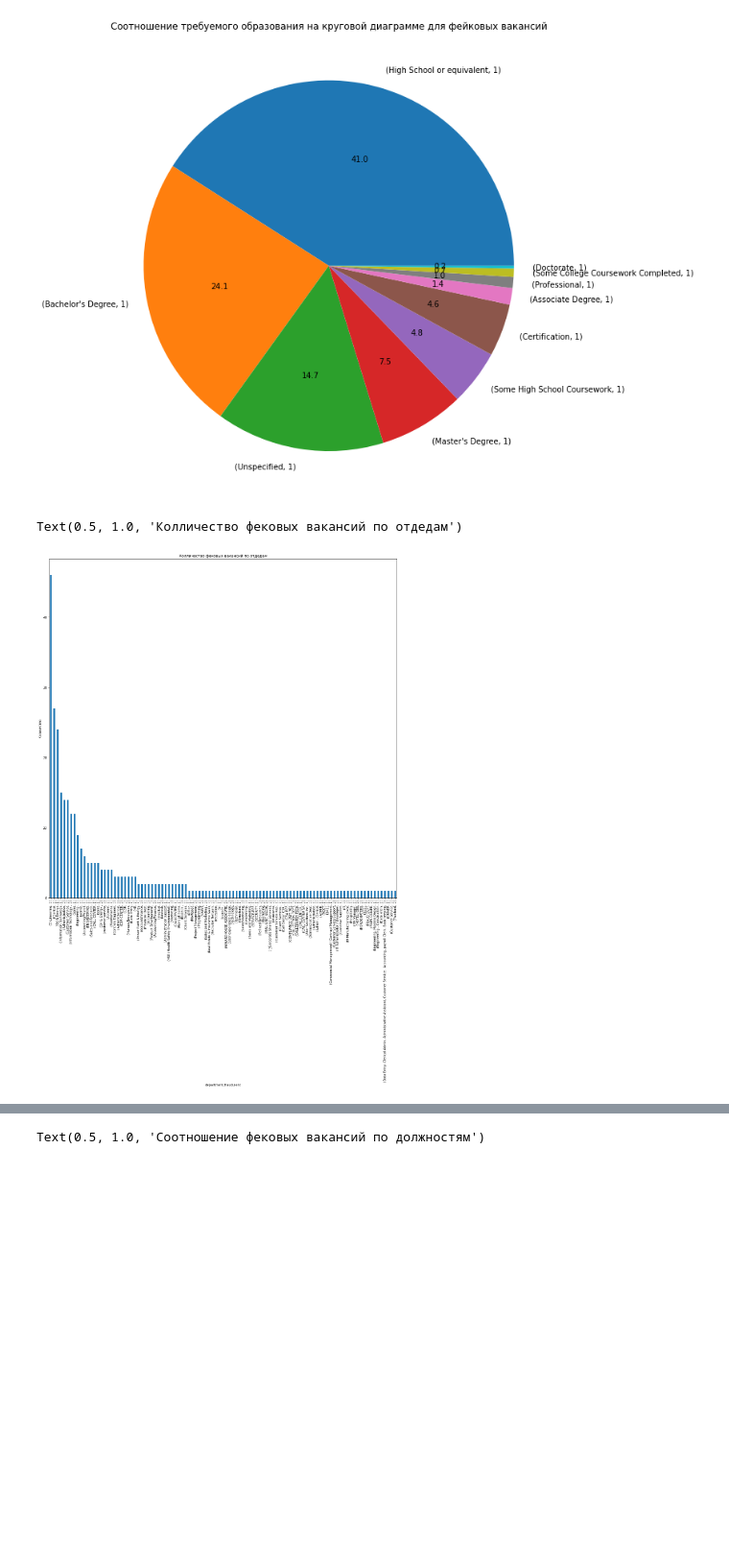
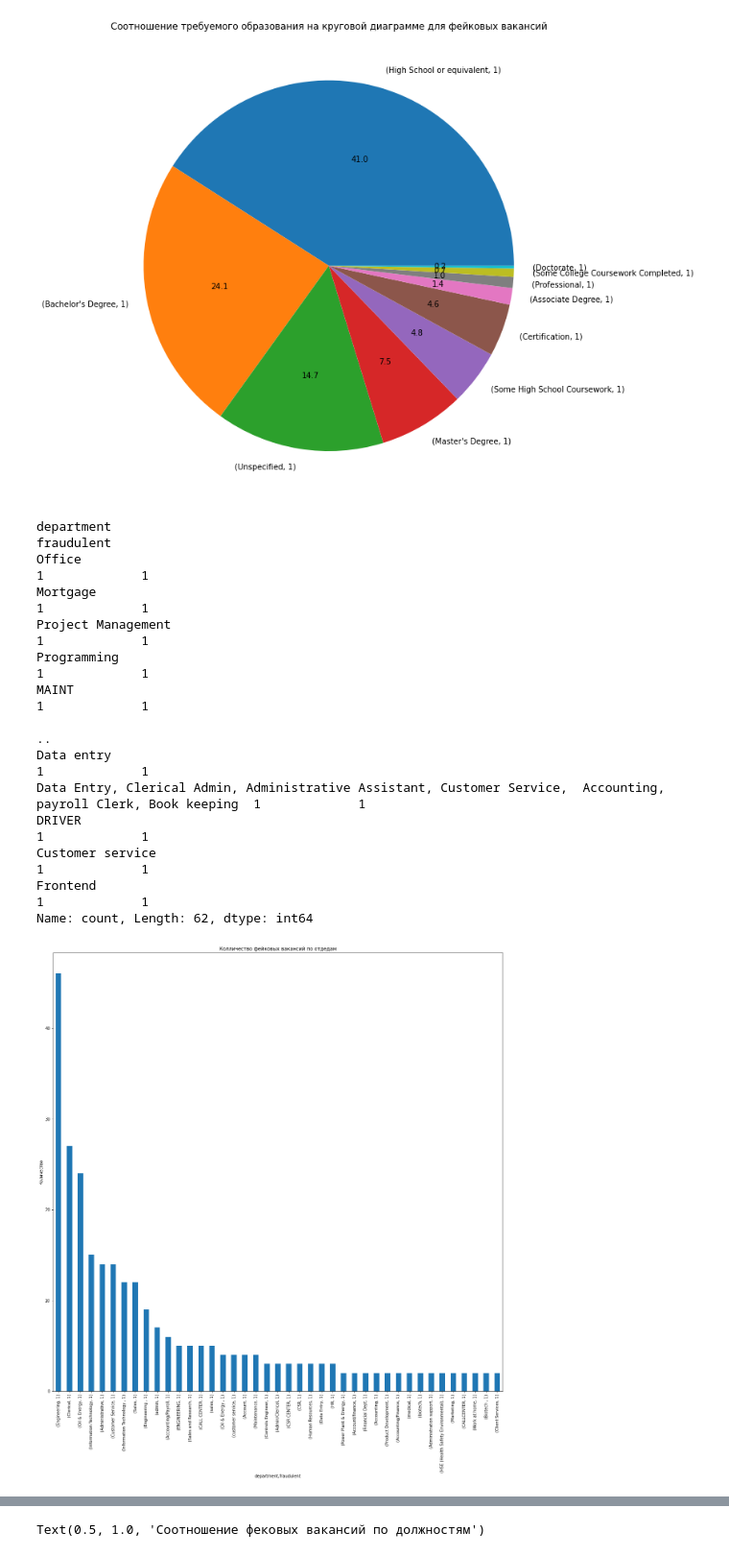
Before and after one commit to nurovAm/DSIS_summer, a Jupyter notebook: fake_job_posting.ipynb, the cells around one changed output, grey strips where cells are left out. Shown at 96% size. Cells and saved outputs as stored; diff of their text form; code cells hidden in the pictures; blank space fills up the shorter version.

```diff
--- a/fake_job_posting.ipynb
+++ b/fake_job_posting.ipynb
@@ -142,20 +142,39 @@ Text(0.5, 1.0, 'Соотношение требуемого образовани
 # %%
 dep = {
     "department": pd.Series(data['department']),
     "fraudulent": pd.Series(data['fraudulent']),
 }
 
 data_of_dep_fraud = pd.DataFrame(dep)
 data_of_dep_fraud_1 = data_of_dep_fraud.query('fraudulent == 1')
 
+
 fig, ax = plt.subplots(figsize=(20, 20))
 
 labels = data_of_dep_fraud_1.value_counts()
-labels.plot(kind='bar', label="")
+
+big_labels = labels[labels > 1]
+
+
+big_labels.plot(kind='bar', label="")
 plt.ylabel("Количество")
-plt.title("Колличество фековых вакансий по отдедам")
+plt.title("Колличество фейковых вакансий по отдедам")
+small_labels = labels[labels == 1]
+small_labels
 # %% [output]
-Text(0.5, 1.0, 'Колличество фековых вакансий по отдедам')
+department                                                                                                        fraudulent
+Office                                                                                                            1             1
+Mortgage                                                                                                          1             1
+Project Management                                                                                                1             1
+Programming                                                                                                       1             1
+MAINT                                                                                                             1             1
+                                                                                                                               ..
+Data entry                                                                                                        1             1
+Data Entry, Clerical Admin, Administrative Assistant, Customer Service,  Accounting, payroll Clerk, Book keeping  1             1
+DRIVER                                                                                                            1             1
+Customer service                                                                                                  1             1
+Frontend                                                                                                          1             1
+Name: count, Length: 62, dtype: int64
-[figure, old version]
+[figure, new version]
 # %%
 ig, ax = plt.subplots(figsize=(20, 20))
```
Also changed, not shown: parts of 3 cells of this notebook.
